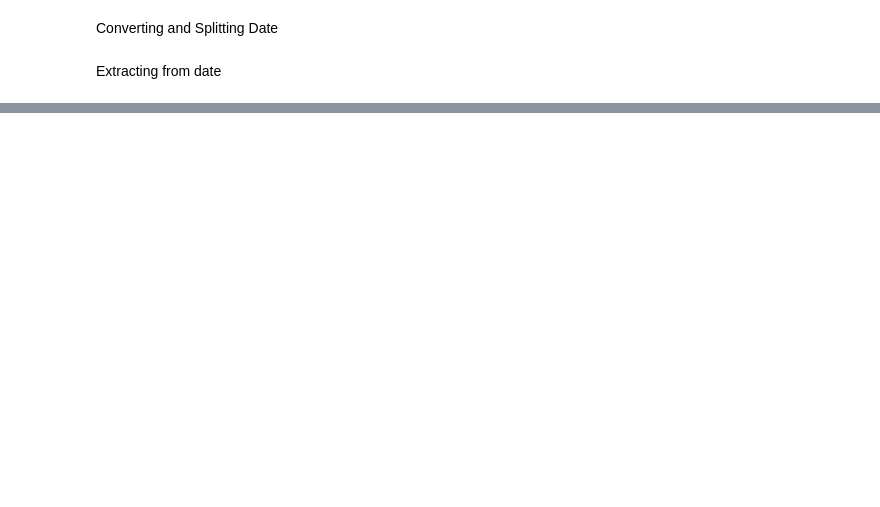
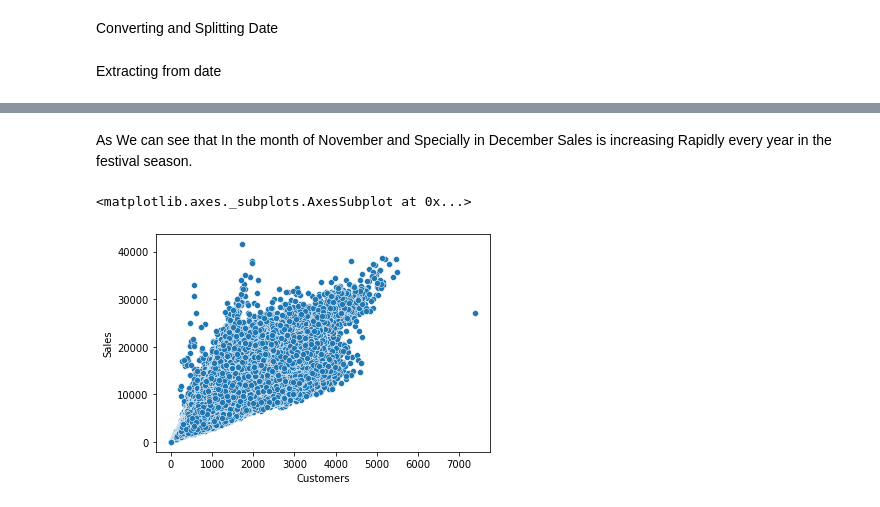
Before and after one commit to kdhaw6/Retail-Sales-Analysis---Regression-Project, a Jupyter notebook: Kunal_Dhawan_Project_Retail_Sales_Prediction.ipynb, the cells around one changed output, grey strips where cells are left out. Drawn from its saved outputs; the diff is of its cells as text; code cells hidden in the pictures; blank space fills up the shorter version.

```diff
--- a/Kunal_Dhawan_Project_Retail_Sales_Prediction.ipynb
+++ b/Kunal_Dhawan_Project_Retail_Sales_Prediction.ipynb
@@ -272,0 +213,7 @@ plt.show()
+# %% [markdown]
+As We can see that In the month of November and Specially in December Sales is increasing Rapidly every year in the festival season.
+# %%
+sns.scatterplot(x=dataset['Customers'], y=dataset['Sales'])
+# %% [output]
+<matplotlib.axes._subplots.AxesSubplot at 0x...>
+[figure, added]
```
Also changed, not shown: parts of 43 cells of this notebook.
